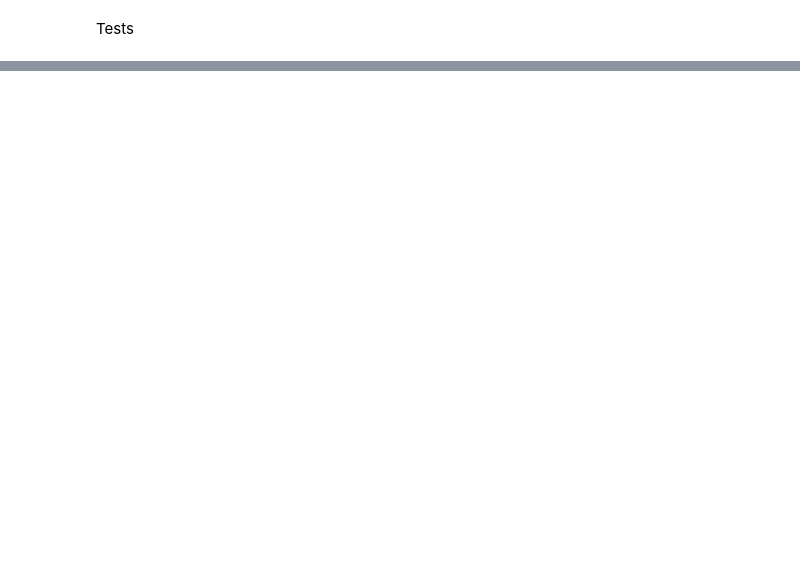
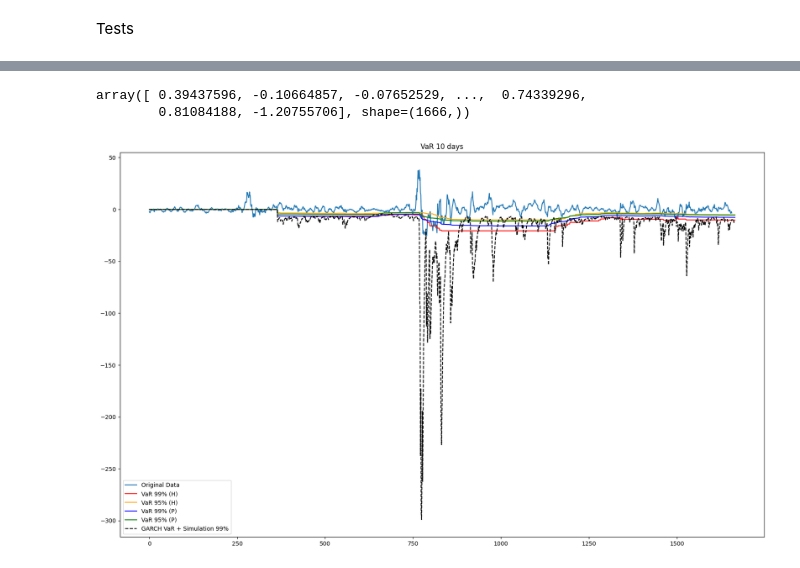
Before and after one commit to coffeffe/DOM_RF, a Jupyter notebook: VaR_VIZ.ipynb, the cells around one changed output, grey strips where cells are left out. Saved outputs shown, nothing was run; the diff lists cells and outputs as text; code cells hidden in the pictures; blank space fills up the shorter version.

```diff
--- a/VaR_VIZ.ipynb
+++ b/VaR_VIZ.ipynb
@@ -254,0 +292,39 @@ MemoryError: Unable to allocate 3.73 GiB for an array with shape (50000, 10000)
+# %%
+def egarch_simulation(returns, horizon=10, n_paths=500_000, granulariy=1, alpha=0.01):
+    egarch_model = arch_model(returns, vol='EGARCH', p=1, o=0, q=1)
+    results_egarch = egarch_model.fit(disp='off')
+    forecast = results_egarch.forecast(horizon=horizon)
+    mu = results_egarch.params.get("mu", 0)
+    sigma2 = forecast.variance.values[0]
+    sigma = sigma2 ** (1/2) #garch model estimates the variance of the underlyinh sample
+    parameters = GBMParams(volatility=sigma, mean=mu)
+
+    simulator = make_random_path_simulator_local_vol_log(parameters, horizon, dist='norm', granularity=granulariy)
+    _returns = _terminal_returns(simulator, n_paths=n_paths)
+
+    _ = historical_var(_returns, alpha=alpha)
+    return _
+
+def garch_simulation(returns, horizon=10, n_paths=50_000, alpha=0.01):
+    port = ProtoPortfolio(returns)
+    port.calibrate(horizon=horizon)
+    parameters = SimParams(port.parameters.volatility, port.parameters.mean)
+
+    _returns = solve_local_vol_gbm_2(parameters, horizon, n_paths)
+
+    _returns_sorted = np.sort(_returns)
+    _ = _returns_sorted[int(n_paths * alpha)]
+    return _
+# %%
+log_returns_usd_scaled
+# %% [output]
+array([ 0.39437596, -0.10664857, -0.07652529, ...,  0.74339296,
+        0.81084188, -1.20755706], shape=(1666,))
+# %%
+egarch_vars_99 = [0]*lag
+garch_vars_99 = [0]*lag
+
+for t in range(avialable_lenth):
+    returns_sliced = log_returns_usd_scaled[t:t+365]
+    # egarch_vars_99.append(egarch_simulation(returns_sliced))
+    garch_vars_99.append(garch_simulation(returns_sliced))
@@ -254,0 +333,13 @@ MemoryError: Unable to allocate 3.73 GiB for an array with shape (50000, 10000)
+# %%
+plt.figure(figsize=(20, 12))
+plt.plot(cummulative_log_returns, label='Original Data')
+plt.plot(historical_vars_99_10, color='red', label='VaR 99% (H)')
+plt.plot(historical_vars_95_10, color='orange', label='VaR 95% (H)')
+plt.plot(parametric_vars_99_10, color='blue', label='VaR 99% (P)')
+plt.plot(parametric_vars_95_10, color='green', label='VaR 95% (P)')
+plt.plot(garch_vars_99, color='black', linestyle='dashed', label='GARCH VaR + Simulation 99%')
+plt.title('VaR 10 days')
+plt.legend()
+plt.show()
+# %% [output]
+[figure, added]
```
Also changed, not shown: parts of 26 cells of this notebook, 2 other files.
